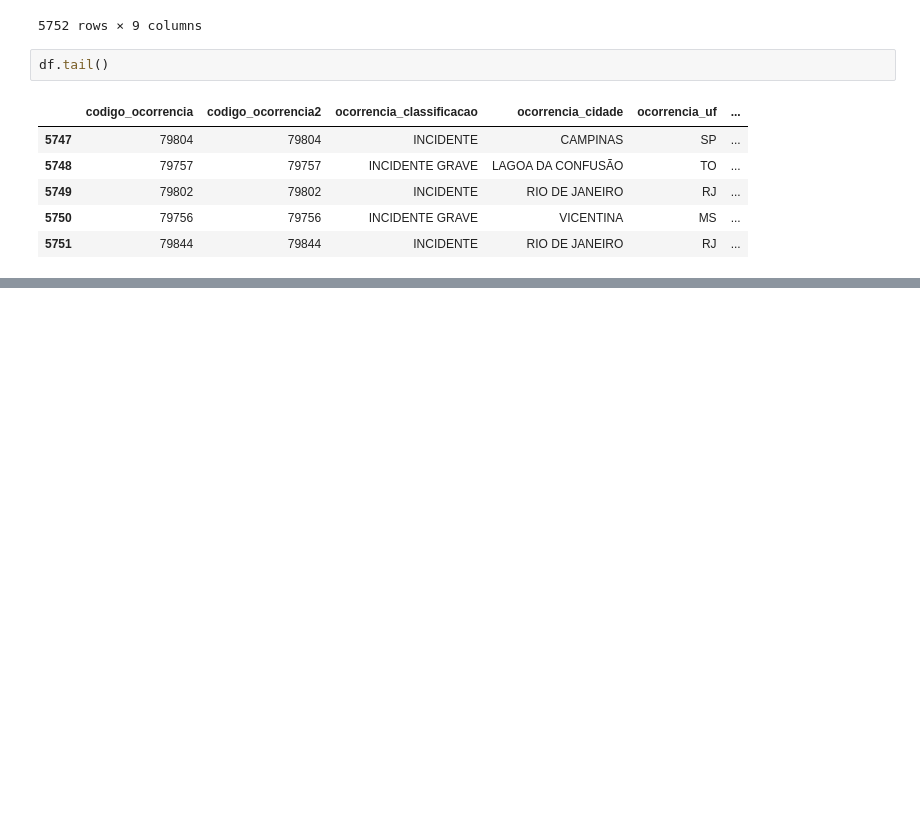
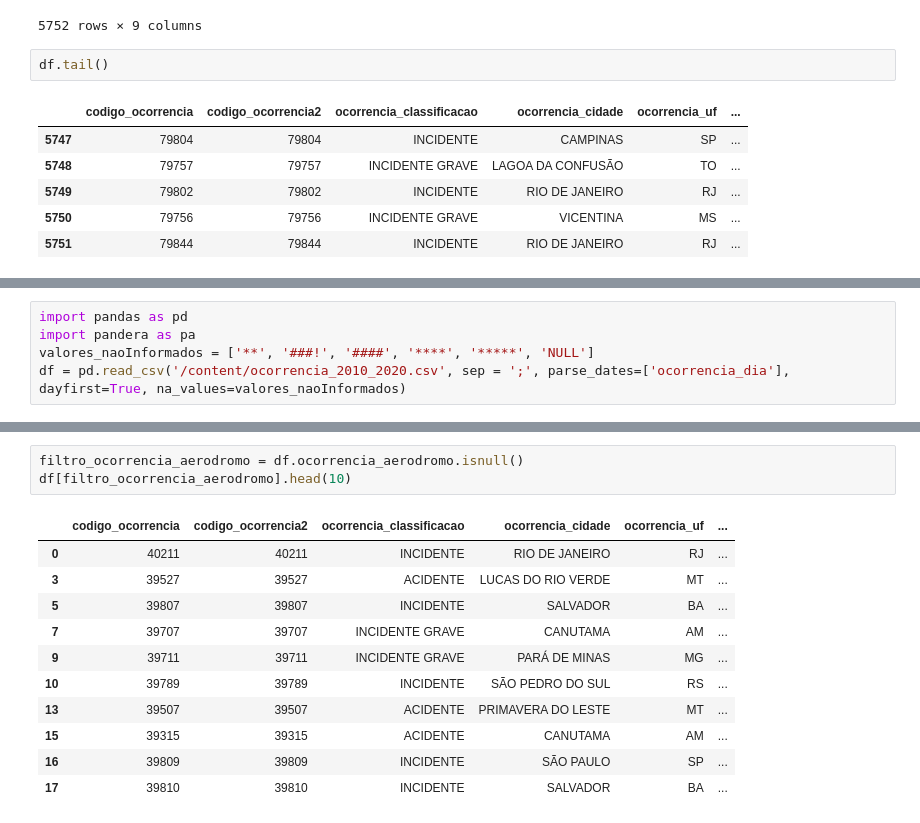
Before and after one commit to caiocmb7/ETL, a Jupyter notebook: DIO_ETL.ipynb, the cells around one changed output, grey strips where cells are left out. Drawn from its saved outputs; the diff is of its cells as text; blank space fills up the shorter version.

```diff
--- a/DIO_ETL.ipynb
+++ b/DIO_ETL.ipynb
@@ -418,0 +621,5 @@ df.tail()
+# %%
+import pandas as pd
+import pandera as pa
+valores_naoInformados = ['**', '###!', '####', '****', '*****', 'NULL']
+df = pd.read_csv('/content/ocorrencia_2010_2020.csv', sep = ';', parse_dates=['ocorrencia_dia'], dayfirst=True, na_values=valores_naoInformados)
@@ -418,0 +697,15 @@ df.tail()
+# %%
+filtro_ocorrencia_aerodromo = df.ocorrencia_aerodromo.isnull()
+df[filtro_ocorrencia_aerodromo].head(10)
+# %% [output]
+|  | codigo_ocorrencia | codigo_ocorrencia2 | ocorrencia_classificacao | ocorrencia_cidade | ocorrencia_uf | ... |
+| 0 | 40211 | 40211 | INCIDENTE | RIO DE JANEIRO | RJ | ... |
+| 3 | 39527 | 39527 | ACIDENTE | LUCAS DO RIO VERDE | MT | ... |
+| 5 | 39807 | 39807 | INCIDENTE | SALVADOR | BA | ... |
+| 7 | 39707 | 39707 | INCIDENTE GRAVE | CANUTAMA | AM | ... |
+| 9 | 39711 | 39711 | INCIDENTE GRAVE | PARÁ DE MINAS | MG | ... |
+| 10 | 39789 | 39789 | INCIDENTE | SÃO PEDRO DO SUL | RS | ... |
+| 13 | 39507 | 39507 | ACIDENTE | PRIMAVERA DO LESTE | MT | ... |
+| 15 | 39315 | 39315 | ACIDENTE | CANUTAMA | AM | ... |
+| 16 | 39809 | 39809 | INCIDENTE | SÃO PAULO | SP | ... |
+| 17 | 39810 | 39810 | INCIDENTE | SALVADOR | BA | ... |
```
Also changed, not shown: parts of 50 cells of this notebook.
